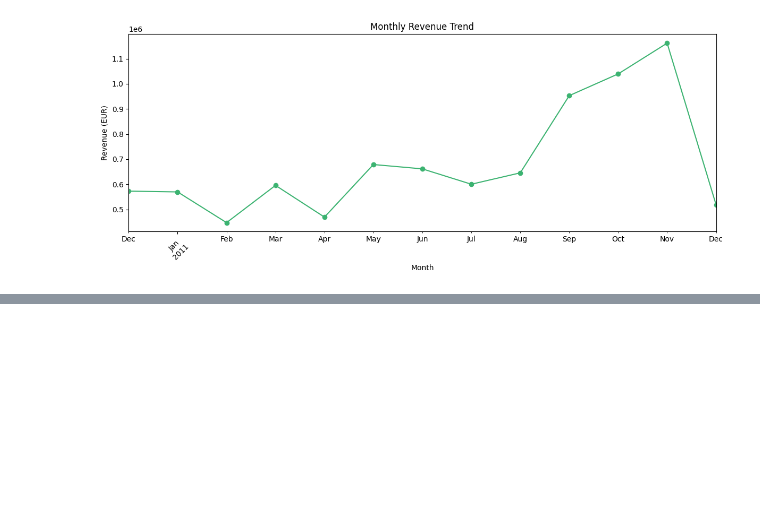
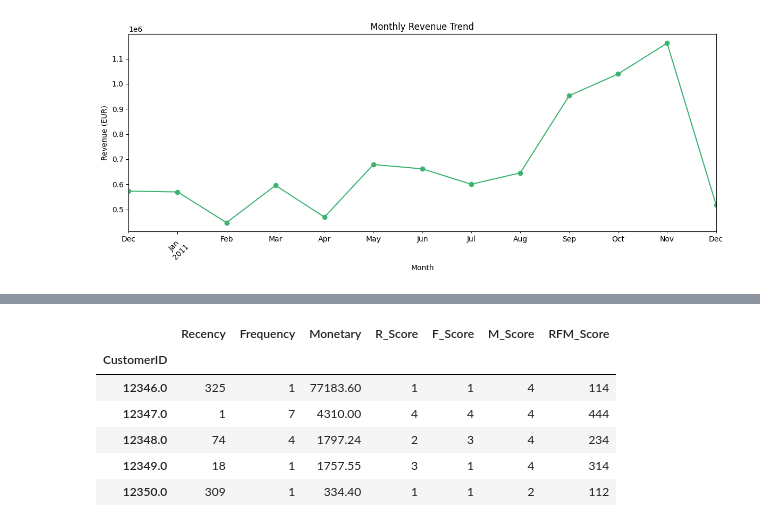
Before and after one commit to harshini-engg/ecommerce-sales-analysis, a Jupyter notebook: Ecommerce_Sales_Analysis.ipynb, the cells around one changed output, grey strips where cells are left out. Cells and saved outputs as stored; diff of their text form; code cells hidden in the pictures; blank space fills up the shorter version.

```diff
--- a/Ecommerce_Sales_Analysis.ipynb
+++ b/Ecommerce_Sales_Analysis.ipynb
@@ -150,0 +153,3 @@ plt.show()
+# %%
+latest_date=df['InvoiceDate'].max()
+latest_date
@@ -150,0 +194,26 @@ plt.show()
+# %%
+rfm['R_Score'] = pd.qcut(rfm['Recency'], q=4, labels=[4, 3, 2, 1]).astype(int)
+
+# 2. Frequency Score: higher is better (use rank to break ties)
+rfm['F_Score'] = pd.qcut(rfm['Frequency'].rank(method='first'), q=4, labels=[1, 2, 3, 4]).astype(int)
+
+# 3. Monetary Score: higher is better
+rfm['M_Score'] = pd.qcut(rfm['Monetary'], q=4, labels=[1, 2, 3, 4]).astype(int)
+
+# 4. Combine scores into RFM_Score string
+rfm['RFM_Score'] = (
+    rfm['R_Score'].astype(str) +
+    rfm['F_Score'].astype(str) +
+    rfm['M_Score'].astype(str)
+)
+
+# 5. Preview the results
+rfm.head()
+# %% [output]
+|  | Recency | Frequency | Monetary | R_Score | F_Score | M_Score | RFM_Score |
+| CustomerID |  |  |  |  |  |  |  |
+| 12346.0 | 325 | 1 | 77183.60 | 1 | 1 | 4 | 114 |
+| 12347.0 | 1 | 7 | 4310.00 | 4 | 4 | 4 | 444 |
+| 12348.0 | 74 | 4 | 1797.24 | 2 | 3 | 4 | 234 |
+| 12349.0 | 18 | 1 | 1757.55 | 3 | 1 | 4 | 314 |
+| 12350.0 | 309 | 1 | 334.40 | 1 | 1 | 2 | 112 |
```
Also changed, not shown: parts of 6 cells of this notebook.
